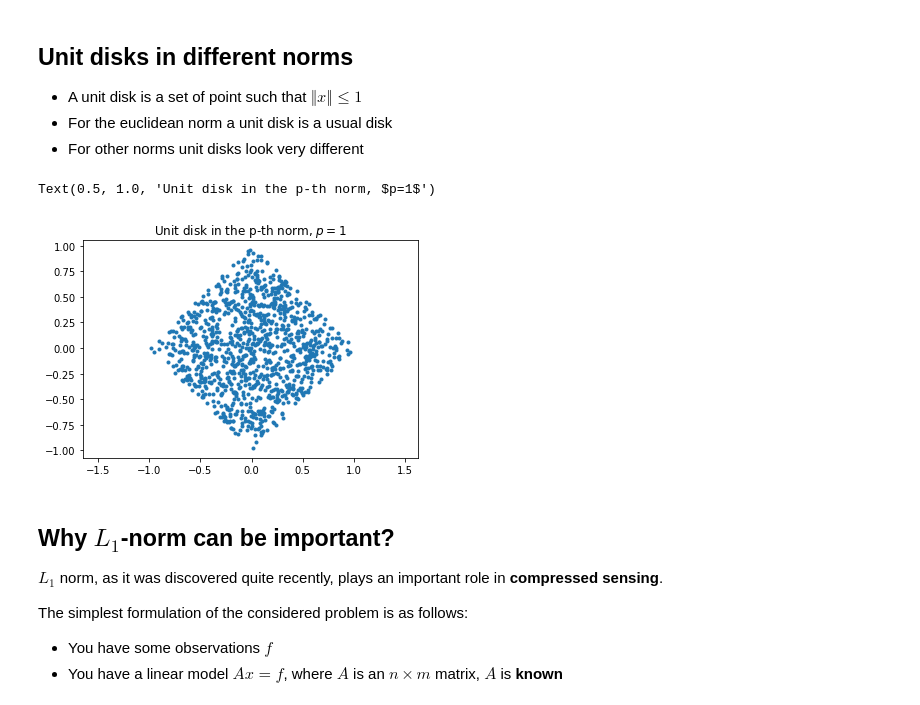
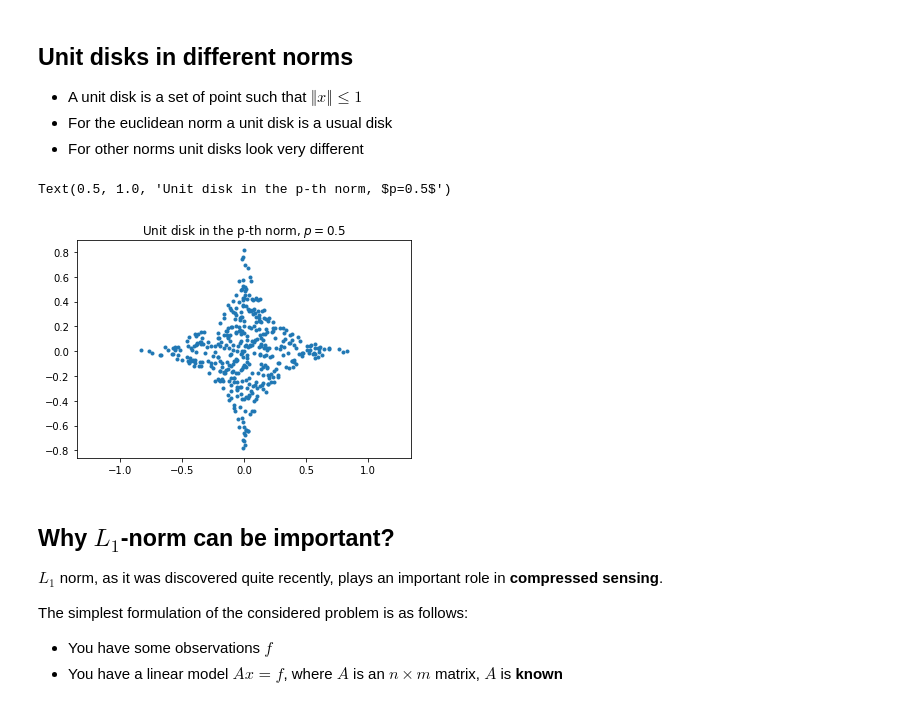
Before and after one commit to oseledets/nla2020, a Jupyter notebook: lectures/lecture1/lecture-1.ipynb, the cells around one changed output. Saved outputs shown, nothing was run; the diff lists cells and outputs as text; code cells hidden in the pictures.

```diff
--- a/lectures/lecture1/lecture-1.ipynb
+++ b/lectures/lecture1/lecture-1.ipynb
@@ -464,20 +464,20 @@ Relative error in Chebyshev norm: 0.0025285461541625647
 # %%
 %matplotlib inline
 import matplotlib.pyplot as plt
-p = 1 # Which norm do we use
+p = 0.5 # Which norm do we use
 M = 4000 # Number of sampling points
 b = []
 for i in range(M):
     a = jax.random.normal(jax.random.PRNGKey(i), (1, 2))
     if jnp.linalg.norm(a[i, :], p) <= 1:
         b.append(a[i, :])
 b = jnp.array(b)
 plt.plot(b[:, 0], b[:, 1], '.')
 plt.axis('equal')
 plt.title('Unit disk in the p-th norm, $p={0:}$'.format(p))
 # %% [output]
-Text(0.5, 1.0, 'Unit disk in the p-th norm, $p=1$')
+Text(0.5, 1.0, 'Unit disk in the p-th norm, $p=0.5$')
-[figure, old version]
+[figure, new version]
 # %% [markdown]
 ## Why $L_1$-norm can be important?
 
```
Also changed, not shown: parts of 7 cells of this notebook, 1 other file.
